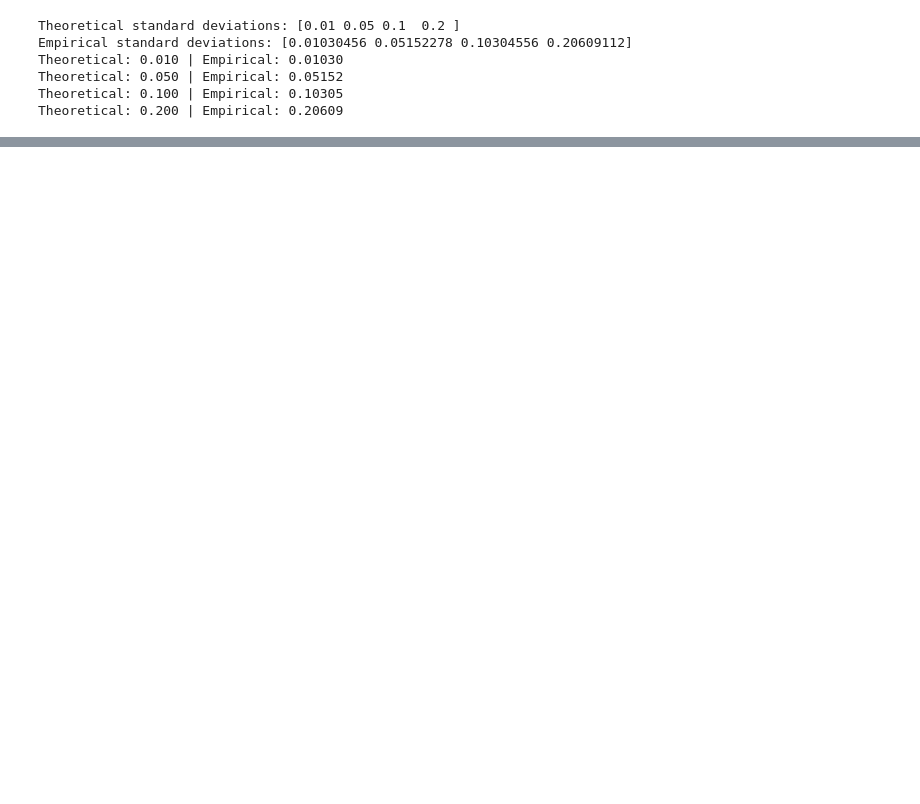
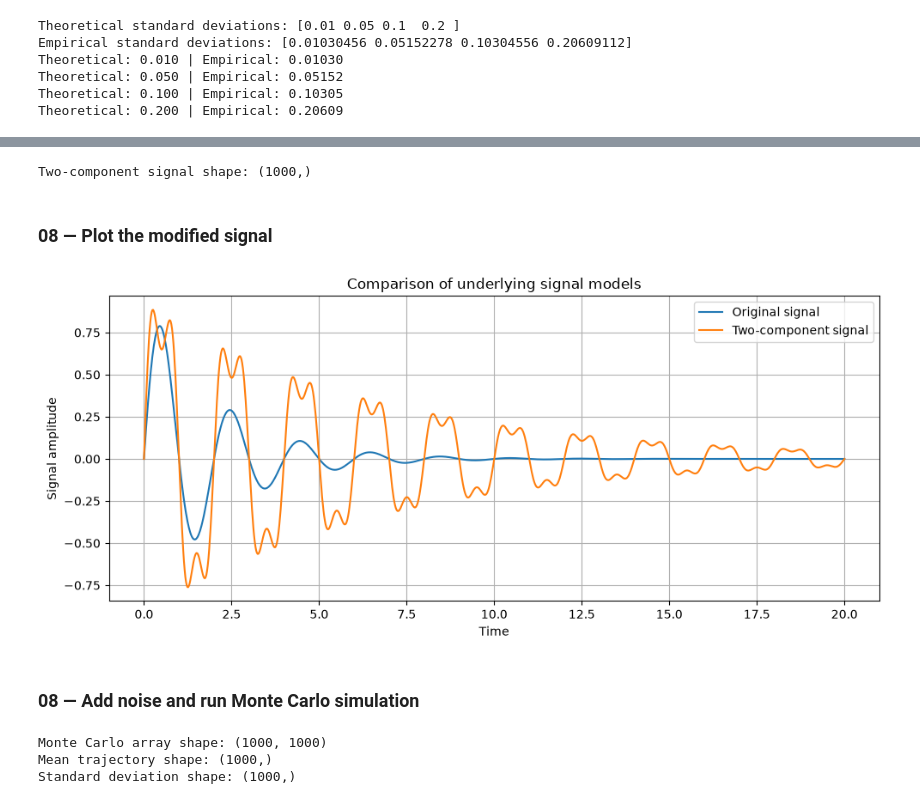
Before and after one commit to Silva-6/-engineering-ml-optimisation, a Jupyter notebook: notebooks/01_numpy_simulation_of_uncertain_signal.ipynb, the cells around one changed output, grey strips where cells are left out. Saved outputs shown, nothing was run; the diff lists cells and outputs as text; code cells hidden in the pictures; blank space fills up the shorter version.

```diff
--- a/notebooks/01_numpy_simulation_of_uncertain_signal.ipynb
+++ b/notebooks/01_numpy_simulation_of_uncertain_signal.ipynb
@@ -232,0 +393,58 @@ Theoretical: 0.200 | Empirical: 0.20609
+# %%
+x_two_component = (
+    np.exp(-0.15 * t) * (
+        np.sin(2 * np.pi * 0.5 * t) + 0.3 * np.sin(2 * np.pi * 1.5 * t)
+    )
+)
+
+print("Two-component signal shape:", x_two_component.shape)
+assert x_two_component.shape == x.shape
+# %% [output]
+Two-component signal shape: (1000,)
+# %% [markdown]
+### 08 — Plot the modified signal
+# %%
+plt.figure()
+plt.plot(t, x, label="Original signal")
+plt.plot(t, x_two_component, label="Two-component signal")
+plt.xlabel("Time")
+plt.ylabel("Signal amplitude")
+plt.title("Comparison of underlying signal models")
+plt.legend()
+plt.tight_layout()
+plt.show()
+# %% [output]
+[figure, added]
+# %% [markdown]
+### 08 — Add noise and run Monte Carlo simulation
+# %%
+rng = np.random.default_rng(42)
+
+sigma_two_component = 0.5
+noise_two_component = rng.normal(
+    loc=0.0,
+    scale=sigma_two_component,
+    size=t.shape
+)
+y_two_component = x_two_component + noise_two_component
+
+n_simulations_two_component = 1000
+noise_matrix_two_component = rng.normal(
+    loc=0.0,
+    scale=sigma_two_component,
+    size=(n_simulations_two_component, len(t))
+)
+Y_two_component = x_two_component[None, :] + noise_matrix_two_component
+
+mean_two_component = np.mean(Y_two_component, axis=0)
+std_two_component = np.std(Y_two_component, axis=0, ddof=0)
+lower_two_component = np.percentile(Y_two_component, 5, axis=0)
+upper_two_component = np.percentile(Y_two_component, 95, axis=0)
+
+print("Monte Carlo array shape:", Y_two_component.shape)
+print("Mean trajectory shape:", mean_two_component.shape)
+print("Standard deviation shape:", std_two_component.shape)
+# %% [output]
+Monte Carlo array shape: (1000, 1000)
+Mean trajectory shape: (1000,)
+Standard deviation shape: (1000,)
```
Also changed, not shown: parts of 39 cells of this notebook.
